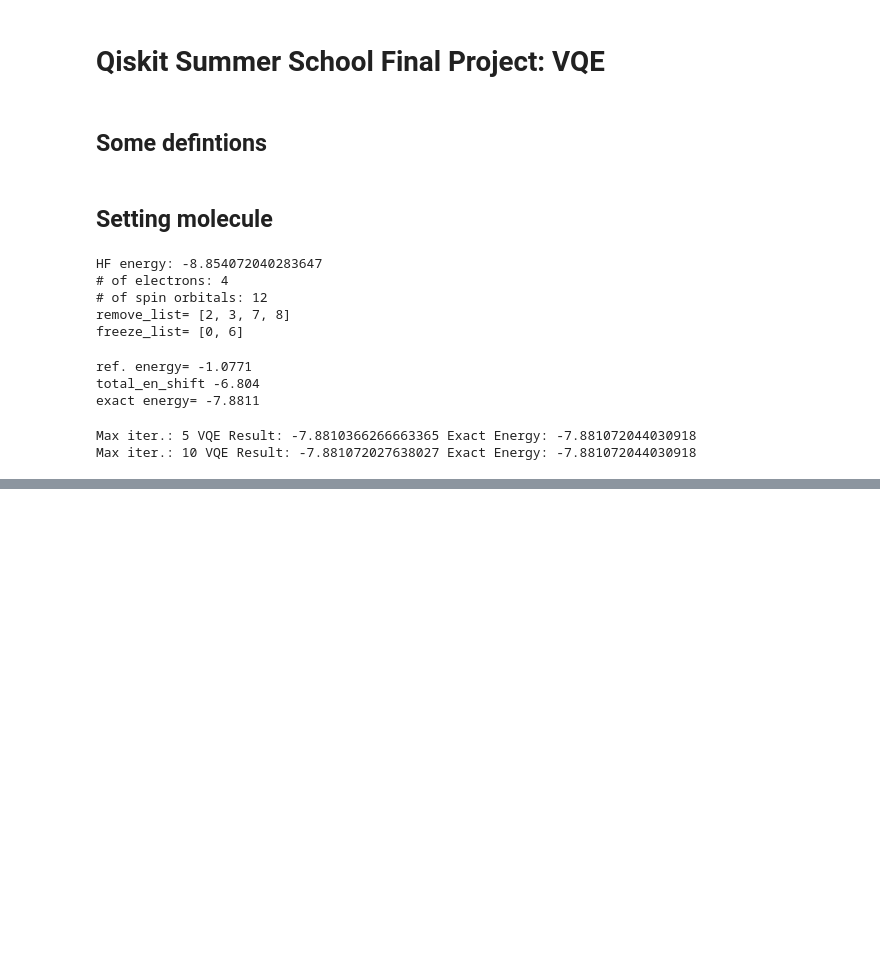
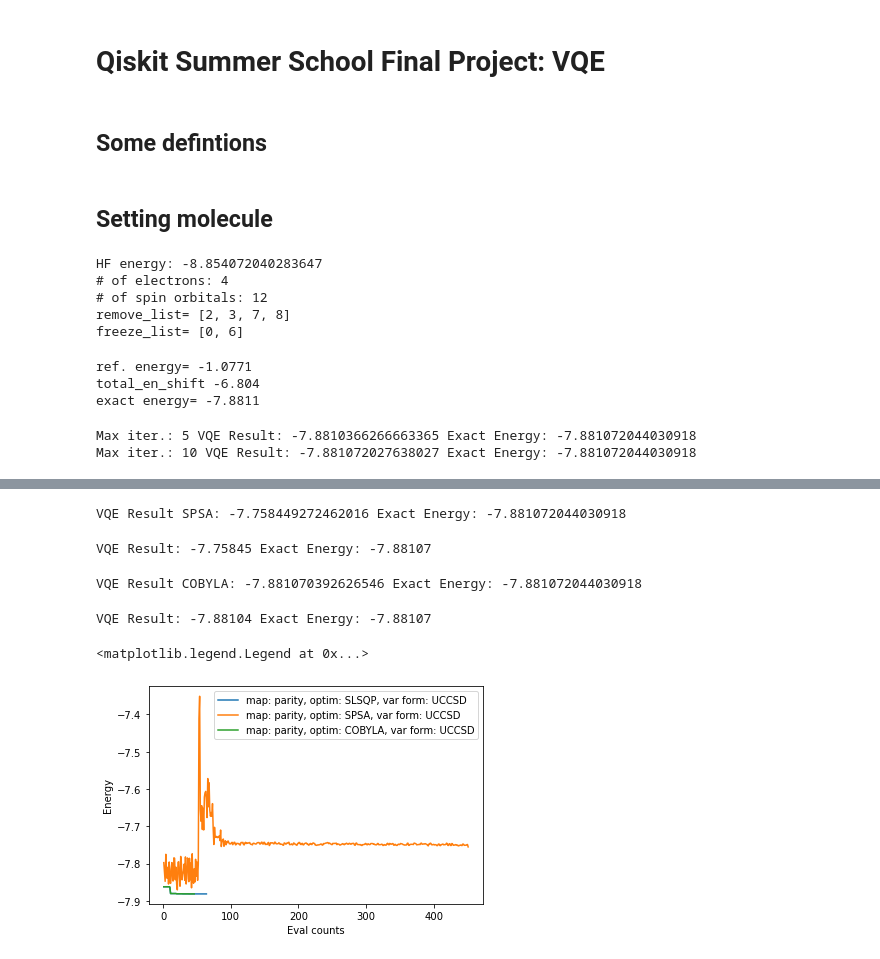
Before and after one commit to filippotramonto/QGSS-FinalProjectTeam47, a Jupyter notebook: FinalProjectTeam47.ipynb, the cells around one changed output, grey strips where cells are left out. Cells and saved outputs as stored; diff of their text form; code cells hidden in the pictures; blank space fills up the shorter version.

```diff
--- a/FinalProjectTeam47.ipynb
+++ b/FinalProjectTeam47.ipynb
@@ -179,3 +183,38 @@ VQE Result: -7.8810366266663365 Exact Energy: -7.881072044030918
 counts_SLSQP = counts
 energies_SLSQP = values + total_en_shift
 deviation_SLSQP = deviation
+# %%
+optimizer = SPSA(max_trials=200)
+
+counts=[]
+values=[]
+params=[]
+deviation=[]
+vqe = VQE(qubitOp, var_form, optimizer,callback=store_intermediate_result)
+vqe_result_SPSA = np.real(vqe.run(backend)['eigenvalue'] + total_en_shift)
+print("VQE Result SPSA:", vqe_result_SPSA, "Exact Energy:", exact_energy)
+# %% [output]
+VQE Result SPSA: -7.758449272462016 Exact Energy: -7.881072044030918
+# %%
+print("VQE Result:", np.round(vqe_result_SPSA,5), "Exact Energy:", np.round(exact_energy,5))
+# %% [output]
+VQE Result: -7.75845 Exact Energy: -7.88107
+# %%
+counts_SPSA = counts
+energies_SPSA = values + total_en_shift
+deviation_SPSA = deviation
+# %%
+optimizer = COBYLA(maxiter=200, tol=0.001)
+counts=[]
+values=[]
+params=[]
+deviation=[]
+vqe = VQE(qubitOp, var_form, optimizer,callback=store_intermediate_result)
+vqe_result_COBYLA = np.real(vqe.run(backend)['eigenvalue'] + total_en_shift)
+print("VQE Result COBYLA:", vqe_result_COBYLA, "Exact Energy:", exact_energy)
+# %% [output]
+VQE Result COBYLA: -7.881070392626546 Exact Energy: -7.881072044030918
+# %%
+print("VQE Result:", np.round(vqe_result_COBYLA,5), "Exact Energy:", np.round(exact_energy,5))
+# %% [output]
+VQE Result: -7.88104 Exact Energy: -7.88107
@@ -182 +225,11 @@ deviation_SLSQP = deviation
+# %%
+plt.plot(counts_SLSQP,energies_SLSQP,label="map: parity, optim: SLSQP, var form: UCCSD")
+plt.plot(counts_SPSA,energies_SPSA,label="map: parity, optim: SPSA, var form: UCCSD")
+plt.plot(counts_COBYLA,energies_COBYLA,label="map: parity, optim: COBYLA, var form: UCCSD")
+plt.xlabel('Eval counts')
+plt.ylabel('Energy')
+plt.legend()
+# %% [output]
+<matplotlib.legend.Legend at 0x...>
+[figure, added]
 # %%
```
Also changed, not shown: parts of 4 cells of this notebook.
